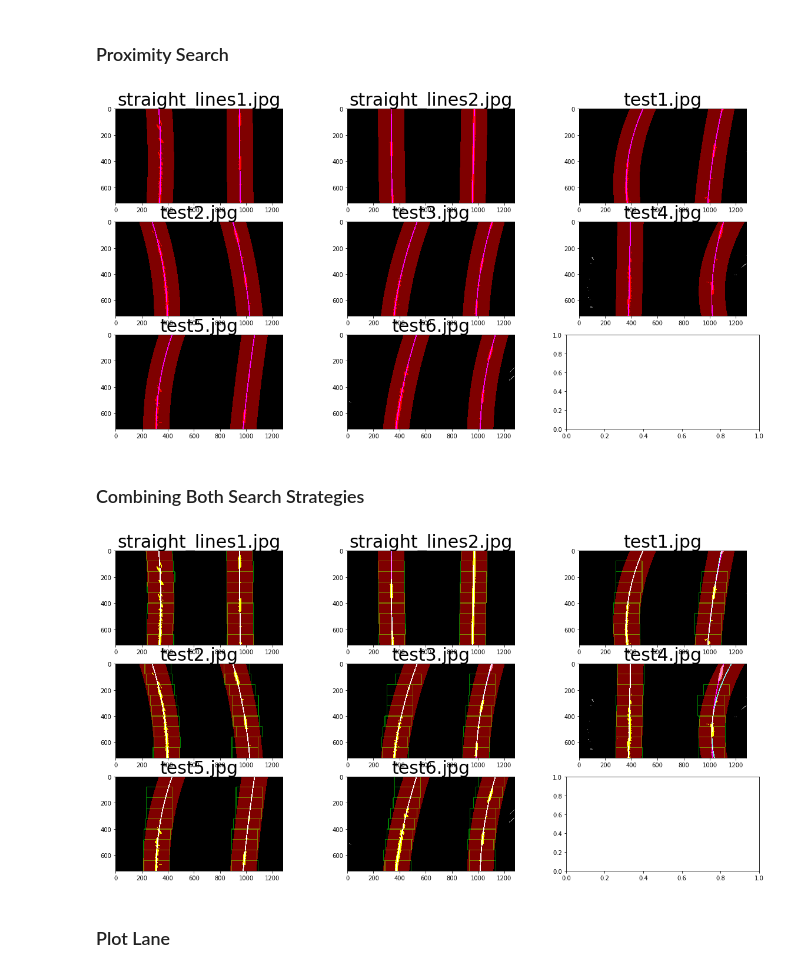
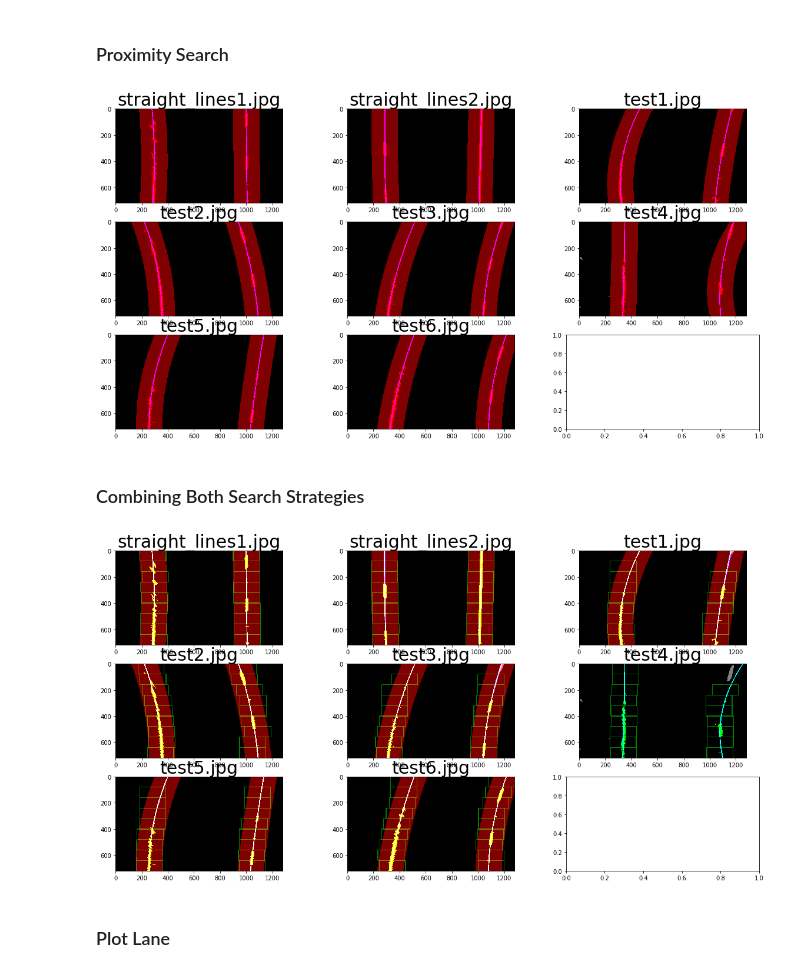
Before and after one commit to benjaminsoellner/CarND-Advanced-Lane-Lines, a Jupyter notebook: CarND 04 Advanced Lane Line Detection.ipynb, the cells around one changed output. Drawn from its saved outputs; the diff is of its cells as text; code cells hidden in the pictures.

```diff
--- a/CarND 04 Advanced Lane Line Detection.ipynb
+++ b/CarND 04 Advanced Lane Line Detection.ipynb
@@ -42,7 +42,7 @@ THRESH_MAG = (10, 130) # sobel magnitude threshold
 THRESH_DIR = (0.7, 1.5) # sobel directional threshold
 THRESH_S = (15, 255) # s channel threshold
 UNWARP_PLANE = [(570,460), (711,460), (1064,660), (226,660)] # plane on original image that should be unwarped
-UNWARP_X_OFFSET = 280 # left/right margin after plane is unwarped
+UNWARP_X_OFFSET = 220 # left/right margin after plane is unwarped
 UNWARP_Y_OFFSET = 20 # top/bottom margin after plane is unwarped
 UNWARP_TEST_IMAGE = "test_images/straight_lines1.jpg" # test image for unwarping
 LANE_Y_M_PER_PIX = 30/720 # number of meters per pixel in y-direction
@@ -648,7 +654,8 @@ def slidewindow_search(image, nwindows=9, wmargin=100, minpix=50, giveupafter=3)
         for y, left_x, right_x in zip(fit_ys, left_fit_xs, right_fit_xs):
             out_img[int(y), int(left_x-4):int(left_x+4)] = [0., 1., 1.]
             out_img[int(y), int(right_x-4):int(right_x+4)] = [0., 1., 1.]
-        return Lane(left_line, right_line), out_img
+        lane = Lane(left_line, right_line)
+        return lane, out_img
 
 # Testing function (returning the debugging image and discarding the Lane objects)
 def slidewindow_and_plot(image):
@@ -716,7 +723,8 @@ def proximity_search(old_lane, image, pmargin=100):
             out_img[int(y), int(left_x-4):int(left_x+4)] = [1., 0., 1.]
             out_img[int(y), int(right_x-4):int(right_x+4)] = [1., 0., 1.]
         # Return polynoms + output image
-        return Lane(left_line, right_line), out_img
+        lane = Lane(left_line, right_line)
+        return lane, out_img
 
 # Testing function (returning the debugging image and discarding the Lane objects)
 def proximity_and_plot(image):
@@ -728,62 +736,64 @@ def proximity_and_plot(image):
 
 run_all_test_images(proximity_and_plot)
 # %% [output]
-[figure, old version]
+[figure, new version]
 # %% [markdown]
 ### Combining Both Search Strategies
 # %%
 ### CELL 14 ###
 
 # Combine both search strategies (proximity + slidewindow) taking into consideration
 # old_lane lane details
 def combined_search(old_lane, image):
+    y = image.shape[0]
+    ys = np.linspace(0, image.shape[0]-1, image.shape[0] )
     # do slidewindow search
     slidewindow_lane, slidewindow_img = slidewindow_search(image)
+    next_lane = None
+    slidewindow_lane_avg = None
+    # Use old lane as primary fallback
     out_img = slidewindow_img
-    next_lane = None
     if old_lane is not None:
-        # if there is an old_lane, do a proximity search around it
+        next_lane = old_lane
+    # Use slidewindow lane as primary fallback, if not "dangerous"
+    if slidewindow_lane is not None and not slidewindow_lane.would_be_dangerous(ys):
+        # Average if an old lane exists
+        if old_lane is not None:
+            slidewindow_lane_avg = (old_lane + slidewindow_lane)/2
+        else:
+            slidewindow_lane_avg = slidewindow_lane
+        next_lane = slidewindow_lane_avg
+    # Now try proximity search, if there is an old_lane
+    if old_lane is not None:
+        # ... do a proximity search around it
         proximity_lane, proximity_img = proximity_search(old_lane, image)
-        if proximity_lane is not None:
+        if proximity_lane is not None and not proximity_lane.would_be_dangerous(ys):
             # if we found something using proximity search, ...
             # ... we have to create an a aggregated output image
             out_img = np.maximum(slidewindow_img, proximity_img)
-            ys = np.linspace(0, image.shape[0]-1, image.shape[0] )
-            average_lane = (old_lane + proximity_lane)/2
             proximity_lane_avg = (old_lane + proximity_lane)/2
-            proximity_insanity = proximity_lane_avg.insanity(ys)
-            if slidewindow_lane is not None:
-                # ... & if we also found something using slidewindow search ...
-                slidewindow_lane_avg = (old_lane + slidewindow_lane)/2
+            if slidewindow_lane is None or slidewindow_lane.would_be_dangerous(ys):
+                next_lane = proximity_lane_avg
+            else:
+                # ... we will decide which search result to pick using the "insanity" metric
+                proximity_insanity = proximity_lane_avg.insanity(ys)
                 slidewindow_insanity = slidewindow_lane_avg.insanity(ys)
-                # ... we will decide which search result to pick using the "insanity" metric
                 if (proximity_insanity < slidewindow_insanity):
                     next_lane = proximity_lane_avg
-                else:
-                    next_lane = slidewindow_lane_avg
-            else:
-                # ... if we found only something using proximity search, use this result
-                next_lane = proximity_lane_avg
-        else:
-            # if we found nothing using proximity search, use the slidewindow result
-            next_lane = slidewindow_lane
-    else:
-        # if no old_lane is given, we have to take the result of the sliding window search
-        next_lane = slidewindow_lane
     return next_lane, out_img
 
 # Testing function (returning the debugging image and discarding the Lane objects)
 # as "old_lane" for proximity search, we just use the "current" (slidewindow-found) lane.
 def combined_and_plot(image):
     # simple slide window search first to get estimate for polygon
     old_lane, _ = slidewindow_search(image)
     # then do proximity search on same image
     _, out_img = combined_search(old_lane, image)
     return out_img
 
 run_all_test_images(combined_and_plot)
 # %% [output]
-[figure, old version]
+[figure, new version]
 # %% [markdown]
 ### Plot Lane
 # %%
```
Also changed, not shown: parts of 9 cells of this notebook, 1 other file.
